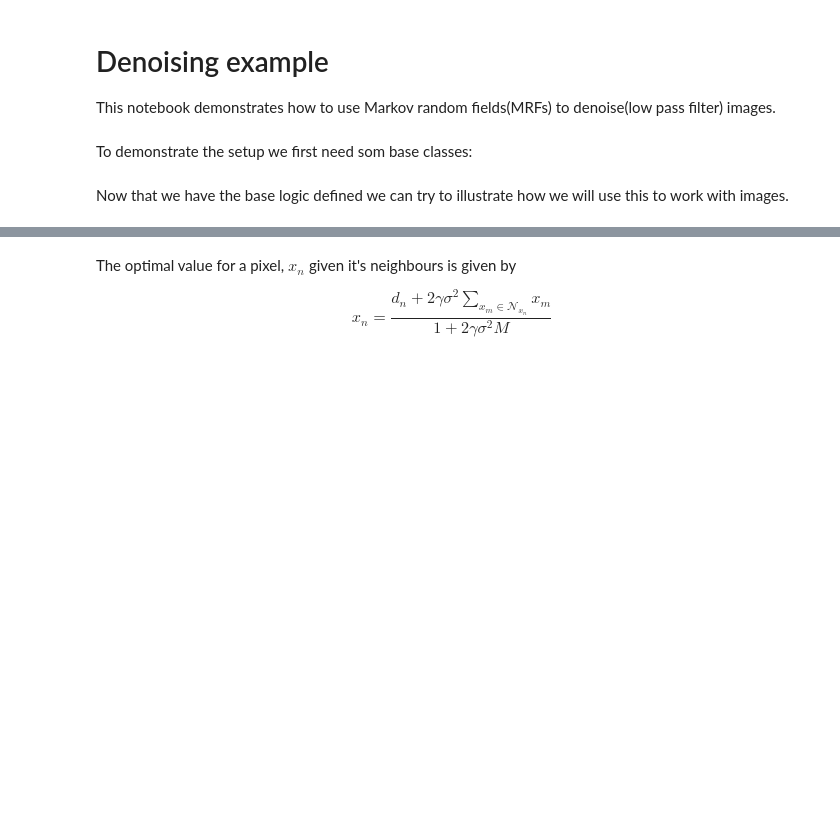
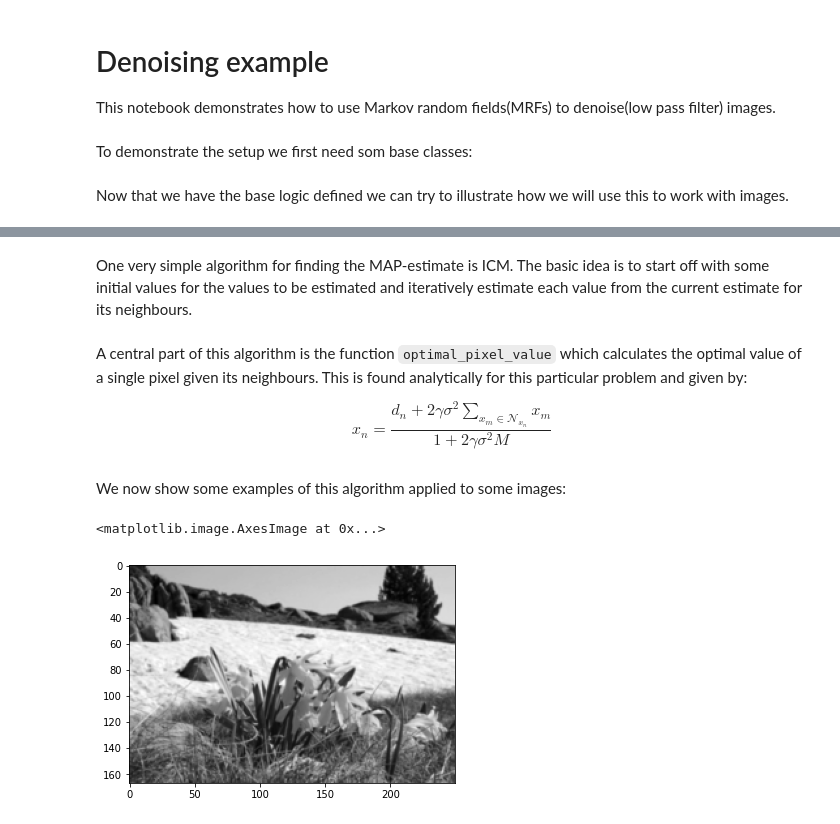
Before and after one commit to emillma/TTK8102_mrf, a Jupyter notebook: src/mrf/denoising.ipynb, the cells around one changed output, grey strips where cells are left out. Cells and saved outputs as stored; diff of their text form; code cells hidden in the pictures; blank space fills up the shorter version.

Commit message:
Initial writeup of the denoising example.

```diff
--- a/src/mrf/denoising.ipynb
+++ b/src/mrf/denoising.ipynb
@@ -180 +209,3 @@ nx.draw(mrf.graph,pos_dict, node_color=color_array, node_size=50)
+# %% [markdown]
+One very simple algorithm for finding the MAP-estimate is ICM. The basic idea is to start off with some initial values for the values to be estimated and iteratively estimate each value from the current estimate for its neighbours.
 # %%
@@ -205,7 +232,7 @@ def icm(mrf: MRF, shape):
         mrf = new_mrf
     return mrf
 # %% [markdown]
-The optimal value for a pixel, $x_n$ given it's neighbours is given by
+A central part of this algorithm is the function `optimal_pixel_value` which calculates the optimal value of a single pixel given its neighbours. This is found analytically for this particular problem and given by:
 
 $$ x_n = \frac{d_n + 2 \gamma \sigma^2 \sum_{x_m \in \mathcal{N}_{x_n}}x_m}{1 + 2\gamma \sigma^2 M}$$
 # %%
@@ -224,15 +251,21 @@ def optimal_pixel_value(node_to_estimate: UnknownPixelNode,
             observed_image_factor.sigma ** 2) * sum_of_neighbours) / (
                   1 + 2 * smoothing_factors[0].gamma * M * (observed_image_factor.sigma ** 2))
     return res
+# %% [markdown]
+We now show some examples of this algorithm applied to some images:
 # %%
 dataset = datasets.Country211(
     root="data",
     # annFile=False
     # train=True,
     download=True,
 )
-pic = dataset[0][0]
+pic = dataset[2][0]
 img = np.array(pic)
 img = cv2.cvtColor(img, cv2.COLOR_BGR2GRAY)
 img = cv2.pyrDown(img)
 shape = img.shape
+plt.imshow(img, cmap='gray' )
+# %% [output]
+<matplotlib.image.AxesImage at 0x...>
+[figure, added]
```
Also changed, not shown: parts of 14 cells of this notebook, 1 other file.
